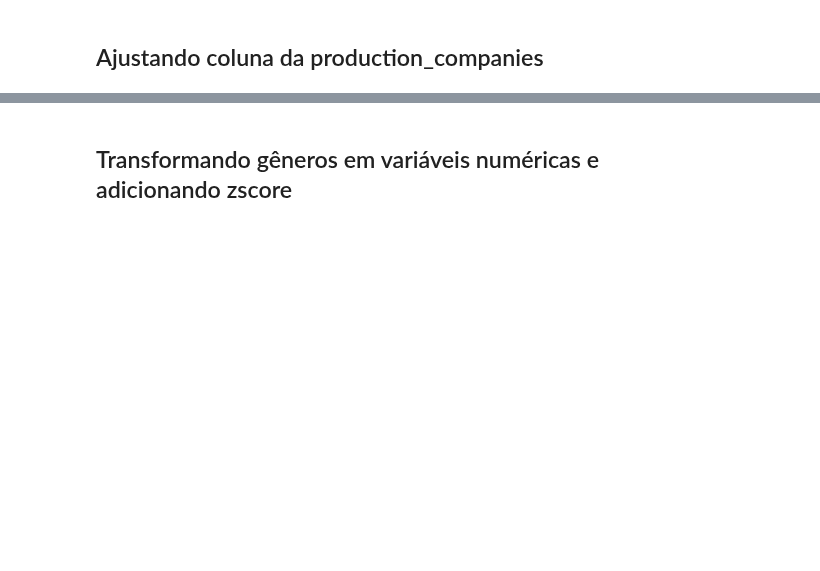
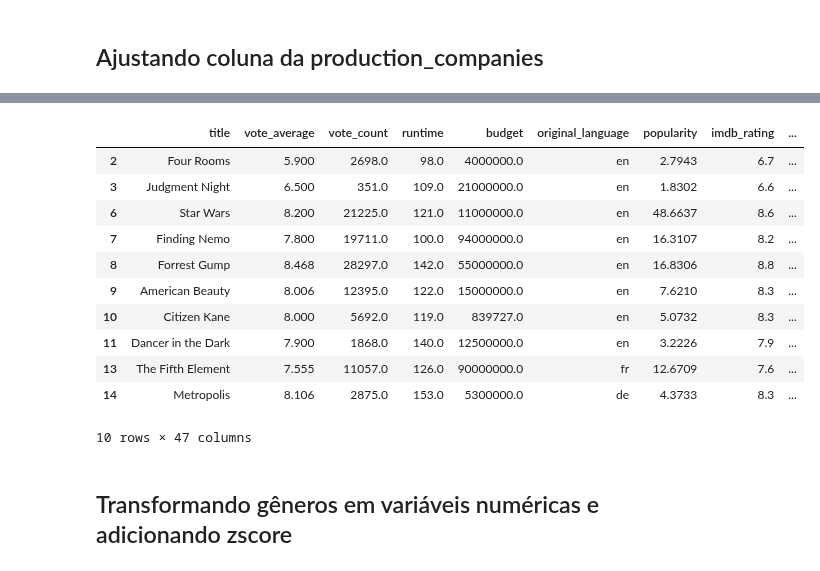
Before and after one commit to rodrigosantana24/projeto-pisi3, a Jupyter notebook: tratamento_thalyson.ipynb, the cells around one changed output, grey strips where cells are left out. Saved outputs shown, nothing was run; the diff lists cells and outputs as text; code cells hidden in the pictures; blank space fills up the shorter version.

```diff
--- a/tratamento_thalyson.ipynb
+++ b/tratamento_thalyson.ipynb
@@ -107,9 +110,12 @@ Registros perdidos com o filtro: 9956
 # %%
 df = df.drop(columns=[
     'id','overview', 'revenue', 'status', 'tagline',
-    'poster_path', 'backdrop_path', 'recommendations', 'keywords',
-    'credits'
+    'poster_path', 'poster_path',
+    "imdb_id" , "director_of_photography" , 'music_composer' , "overview" , "original_title",
 ])
+df.drop(columns=['writers', 'production_countries' ,'producers'], inplace=True)
+df.drop(columns=['director' ,'cast'], inplace=True)
+df.drop(columns=['spoken_languages'], inplace=True)
 
 # Colunas que serão utilizadas na análise
 print("Colunas que serão utilizadas na análise:")
@@ -235,0 +350,19 @@ df= pd.concat([df.drop(['production_companies'], axis=1),
+# %%
+
+def garantir_lista_empresas(x):
+    if isinstance(x, list):
+        if all(isinstance(i, str) for i in x):
+            return x
+        else:
+            return [''.join(x)]
+    elif isinstance(x, str):
+        # Supondo que as empresas estejam separadas por hífen
+        return [i.strip() for i in x.split('-') if i.strip()]
+    else:
+        return ['Outros']
+
+df['production_companies'] = df['production_companies'].apply(garantir_lista_empresas)
+companies_encoded = multi_hot_top_n(df, 'production_companies', top_n=10)
+
+df = pd.concat([df.drop(['production_companies'], axis=1),
+                companies_encoded], axis=1)
@@ -236,11 +389,28 @@ df= pd.concat([df.drop(['production_companies'], axis=1),
 # %%
+df = df.copy()
+
 df['popularity_per_budget'] = df['popularity'] / (df['budget'] + 1)
 df['vote_weighted'] = df['vote_average'] * df['vote_count']
 df['runtime_per_budget'] = df['runtime'] / (df['budget'] + 1)
 df['vote_popularity_weighted'] = df['vote_average'] * df['popularity']
 import numpy as np
 df['budget_log'] = np.log1p(df['budget'])
 df['vote_count_log'] = np.log1p(df['vote_count'])
+
+df.head(10)
+# %% [output]
+|  | title | vote_average | vote_count | runtime | budget | original_language | popularity | imdb_rating | ... |
+| 2 | Four Rooms | 5.900 | 2698.0 | 98.0 | 4000000.0 | en | 2.7943 | 6.7 | ... |
+| 3 | Judgment Night | 6.500 | 351.0 | 109.0 | 21000000.0 | en | 1.8302 | 6.6 | ... |
+| 6 | Star Wars | 8.200 | 21225.0 | 121.0 | 11000000.0 | en | 48.6637 | 8.6 | ... |
+| 7 | Finding Nemo | 7.800 | 19711.0 | 100.0 | 94000000.0 | en | 16.3107 | 8.2 | ... |
+| 8 | Forrest Gump | 8.468 | 28297.0 | 142.0 | 55000000.0 | en | 16.8306 | 8.8 | ... |
+| 9 | American Beauty | 8.006 | 12395.0 | 122.0 | 15000000.0 | en | 7.6210 | 8.3 | ... |
+| 10 | Citizen Kane | 8.000 | 5692.0 | 119.0 | 839727.0 | en | 5.0732 | 8.3 | ... |
+| 11 | Dancer in the Dark | 7.900 | 1868.0 | 140.0 | 12500000.0 | en | 3.2226 | 7.9 | ... |
+| 13 | The Fifth Element | 7.555 | 11057.0 | 126.0 | 90000000.0 | fr | 12.6709 | 7.6 | ... |
+| 14 | Metropolis | 8.106 | 2875.0 | 153.0 | 5300000.0 | de | 4.3733 | 8.3 | ... |
+10 rows × 47 columns
 # %% [markdown]
 ## Transformando gêneros em variáveis numéricas e adicionando zscore
 # %%
```
Also changed, not shown: parts of 33 cells of this notebook.
